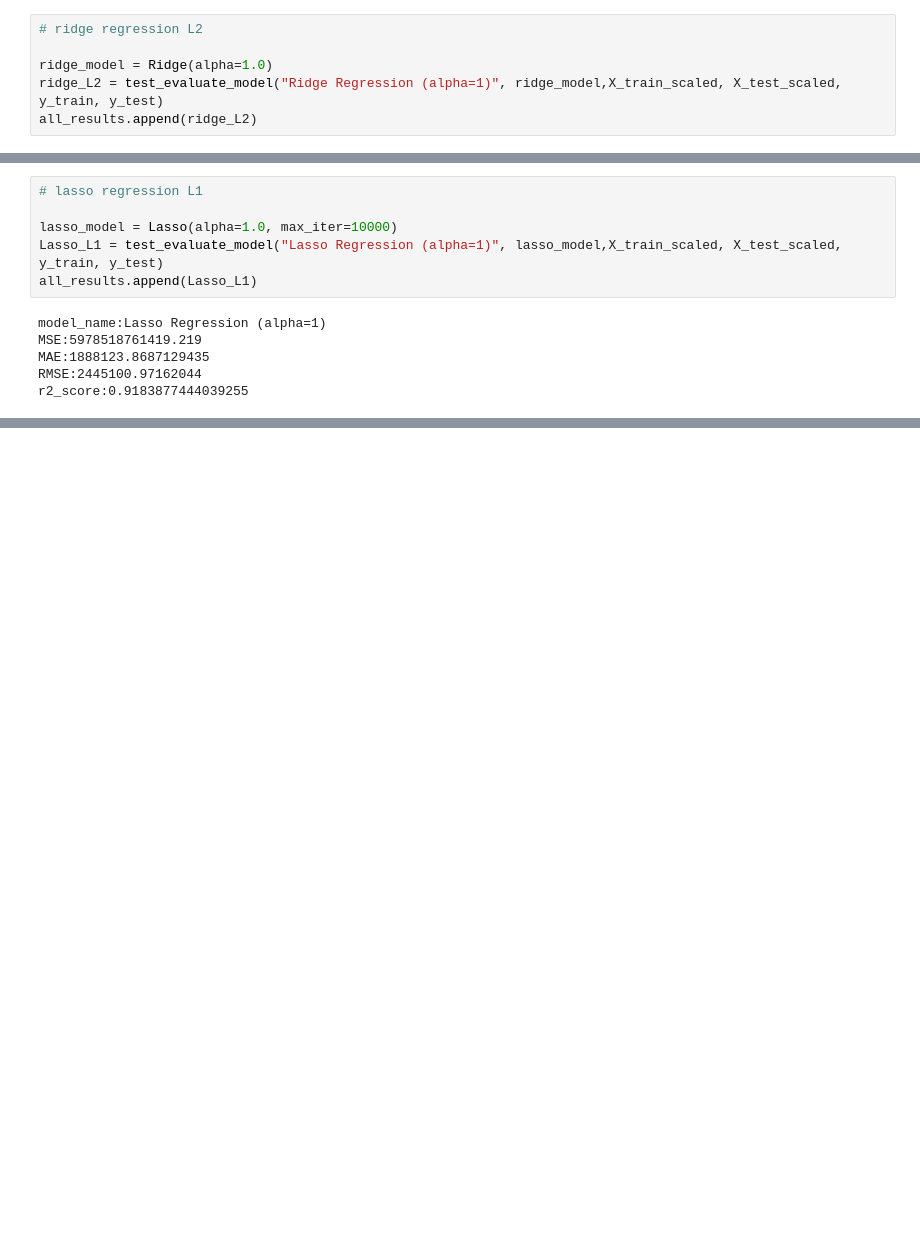
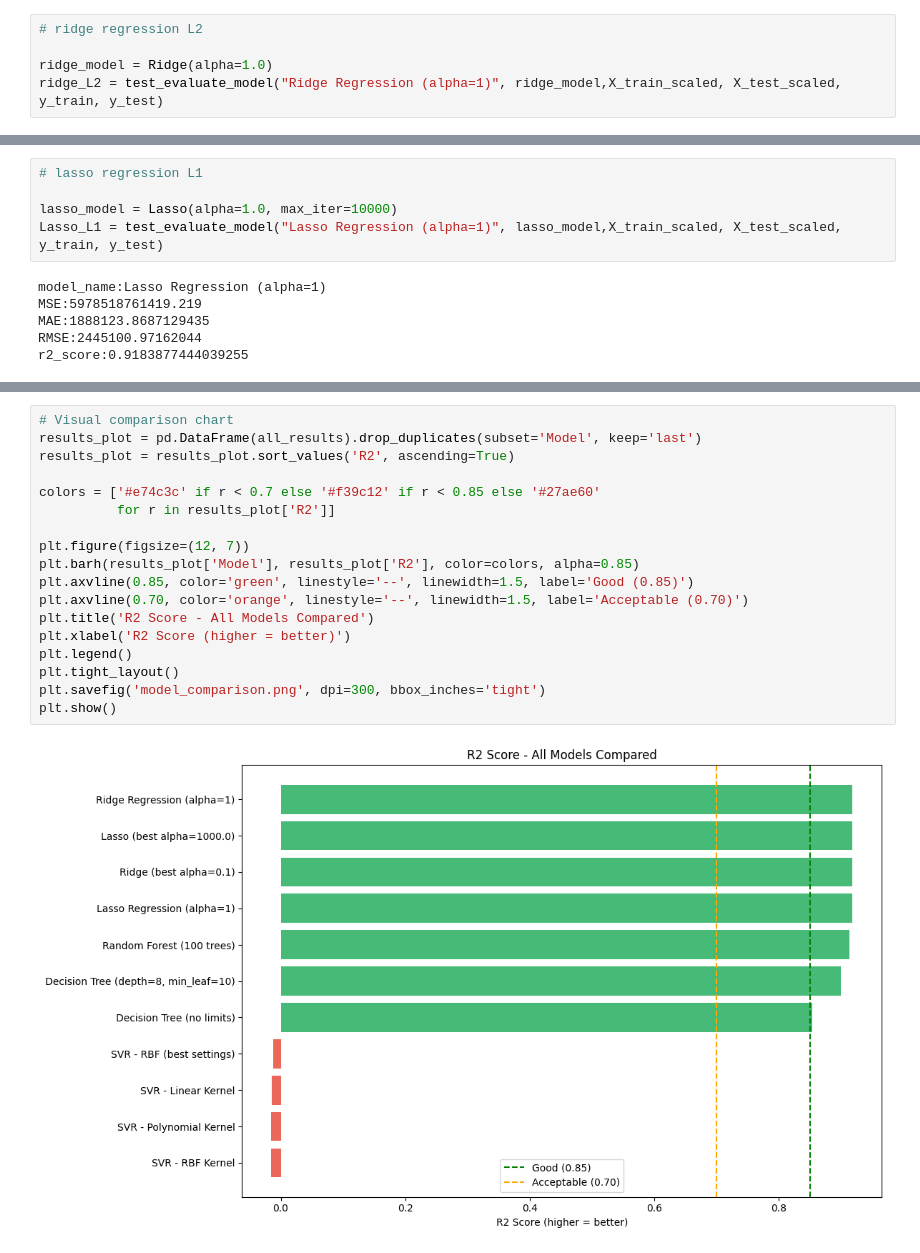
Before and after one commit to Maitrak-2661/Supervised-Learning, a Jupyter notebook: PR2/robust_regression_engine.ipynb, the cells around one changed output, grey strips where cells are left out. Saved outputs shown, nothing was run; the diff lists cells and outputs as text; blank space fills up the shorter version.

```diff
--- a/PR2/robust_regression_engine.ipynb
+++ b/PR2/robust_regression_engine.ipynb
@@ -145,7 +148,6 @@ def test_evaluate_model(name,model,X_tr,X_te,y_tr,y_te):
 
 ridge_model = Ridge(alpha=1.0)
 ridge_L2 = test_evaluate_model("Ridge Regression (alpha=1)", ridge_model,X_train_scaled, X_test_scaled, y_train, y_test)
-all_results.append(ridge_L2)
 # %% [output]
 model_name:Ridge Regression (alpha=1)
 MSE:5976709372382.629
@@ -157,7 +159,6 @@ r2_score:0.9184124442211243
 
 lasso_model = Lasso(alpha=1.0, max_iter=10000)
 Lasso_L1 = test_evaluate_model("Lasso Regression (alpha=1)", lasso_model,X_train_scaled, X_test_scaled, y_train, y_test)
-all_results.append(Lasso_L1)
 # %% [output]
 model_name:Lasso Regression (alpha=1)
 MSE:5978518761419.219
@@ -166,0 +466,20 @@ r2_score:0.9183877444039255
+# %%
+# Visual comparison chart
+results_plot = pd.DataFrame(all_results).drop_duplicates(subset='Model', keep='last')
+results_plot = results_plot.sort_values('R2', ascending=True)
+
+colors = ['#e74c3c' if r < 0.7 else '#f39c12' if r < 0.85 else '#27ae60'
+          for r in results_plot['R2']]
+
+plt.figure(figsize=(12, 7))
+plt.barh(results_plot['Model'], results_plot['R2'], color=colors, alpha=0.85)
+plt.axvline(0.85, color='green', linestyle='--', linewidth=1.5, label='Good (0.85)')
+plt.axvline(0.70, color='orange', linestyle='--', linewidth=1.5, label='Acceptable (0.70)')
+plt.title('R2 Score - All Models Compared')
+plt.xlabel('R2 Score (higher = better)')
+plt.legend()
+plt.tight_layout()
+plt.savefig('model_comparison.png', dpi=300, bbox_inches='tight')
+plt.show()
+# %% [output]
+[figure, added]
```
Also changed, not shown: parts of 28 cells of this notebook, 3 other files.
